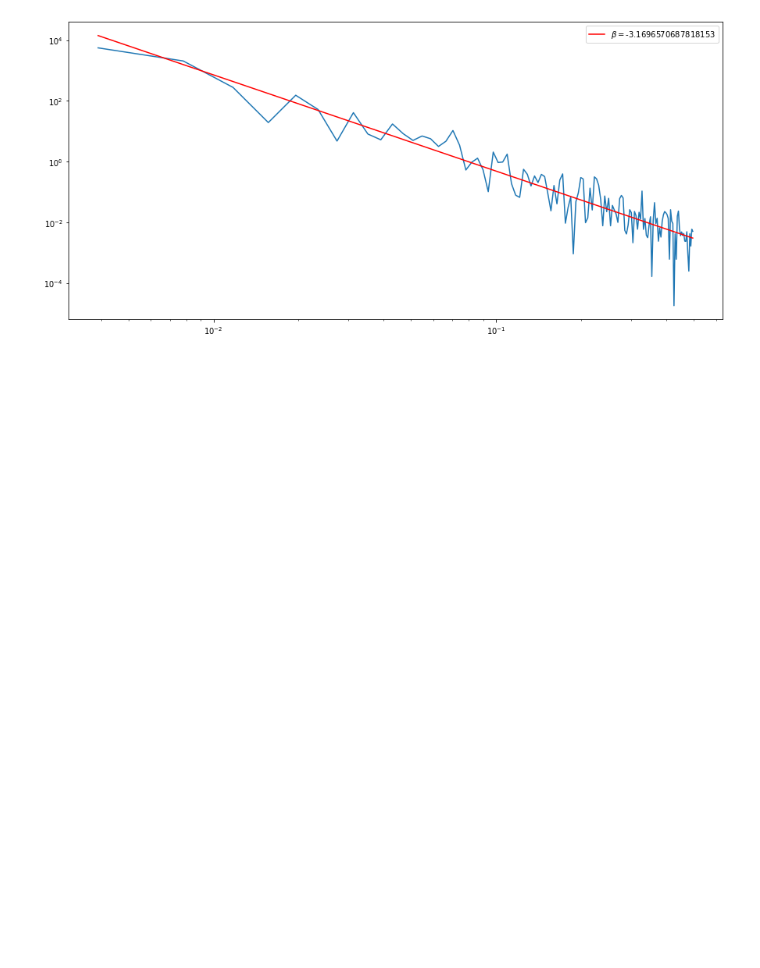
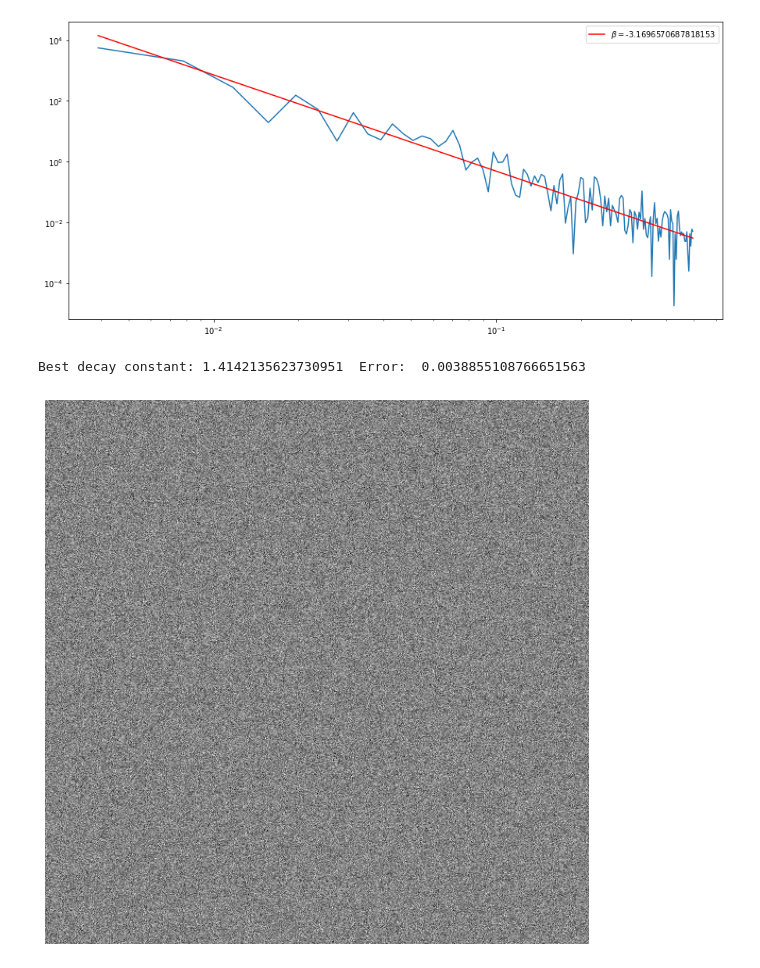
Before and after one commit to rsautter/Noisy-Complex-Ginzburg-Landau, a Jupyter notebook: NoiseTest.ipynb, the cells around one changed output. Cells and saved outputs as stored; diff of their text form; code cells hidden in the pictures; blank space fills up the shorter version.

```diff
--- a/NoiseTest.ipynb
+++ b/NoiseTest.ipynb
@@ -201,0 +204,11 @@ plt.show()
+# %%
+size = 512
+wn = cNoise.cNoise(0,(size,size),maxCorrections=20,maxAvgError=0.005, eta=0.1)
+
+plt.figure(figsize = (10,10))
+plt.imshow(wn,cmap='gray')
+plt.axis('off')
+plt.show()
+# %% [output]
+Best decay constant: 1.4142135623730951  Error:  0.0038855108766651563
+[figure, added]
```
Also changed, not shown: parts of 3 cells of this notebook, 2 other files.
